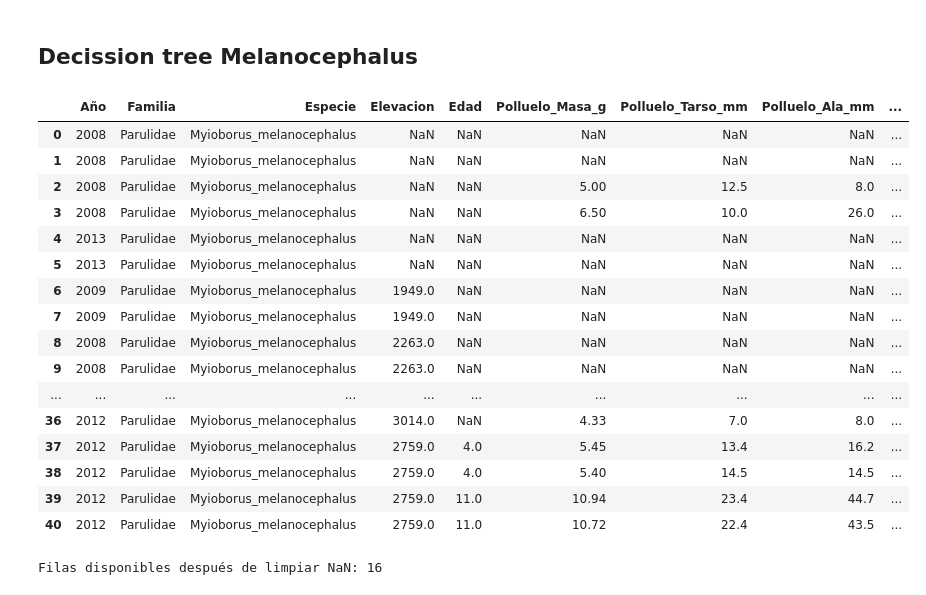
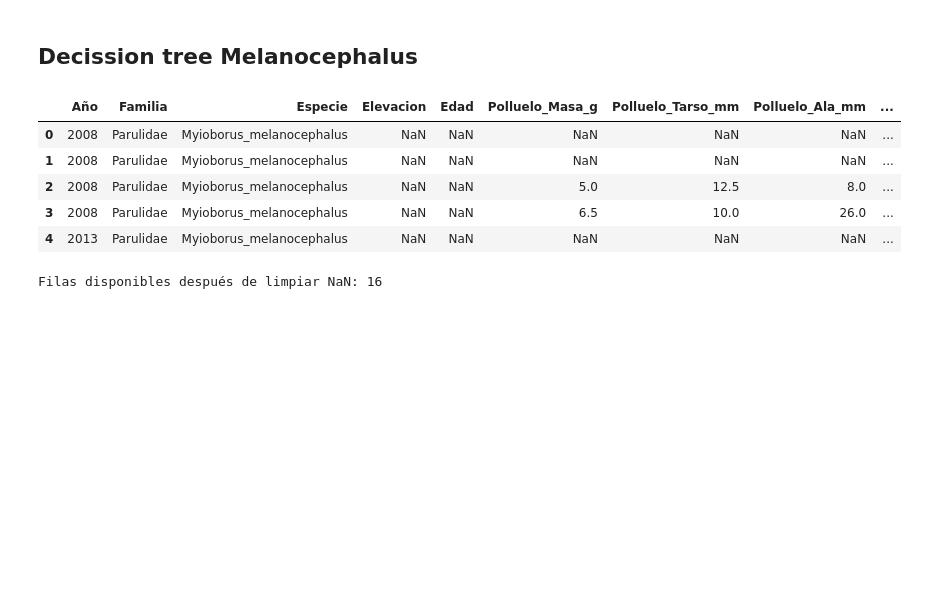
Before and after one commit to jorgelizarazo94/Myiborus_nests, a Jupyter notebook: Days_age_decissionTrees.ipynb, the cells around one changed output. Cells and saved outputs as stored; diff of their text form; code cells hidden in the pictures; blank space fills up the shorter version.

```diff
--- a/Days_age_decissionTrees.ipynb
+++ b/Days_age_decissionTrees.ipynb
@@ -205,25 +205,14 @@ mini_pred.head()
 # %% [markdown]
 ## Decission tree Melanocephalus
 # %%
-mela
+mela.head()
 # %% [output]
 |  | Año | Familia | Especie | Elevacion | Edad | Polluelo_Masa_g | Polluelo_Tarso_mm | Polluelo_Ala_mm | ... |
 | 0 | 2008 | Parulidae | Myioborus_melanocephalus | NaN | NaN | NaN | NaN | NaN | ... |
 | 1 | 2008 | Parulidae | Myioborus_melanocephalus | NaN | NaN | NaN | NaN | NaN | ... |
-| 2 | 2008 | Parulidae | Myioborus_melanocephalus | NaN | NaN | 5.00 | 12.5 | 8.0 | ... |
-| 3 | 2008 | Parulidae | Myioborus_melanocephalus | NaN | NaN | 6.50 | 10.0 | 26.0 | ... |
+| 2 | 2008 | Parulidae | Myioborus_melanocephalus | NaN | NaN | 5.0 | 12.5 | 8.0 | ... |
+| 3 | 2008 | Parulidae | Myioborus_melanocephalus | NaN | NaN | 6.5 | 10.0 | 26.0 | ... |
 | 4 | 2013 | Parulidae | Myioborus_melanocephalus | NaN | NaN | NaN | NaN | NaN | ... |
-| 5 | 2013 | Parulidae | Myioborus_melanocephalus | NaN | NaN | NaN | NaN | NaN | ... |
-| 6 | 2009 | Parulidae | Myioborus_melanocephalus | 1949.0 | NaN | NaN | NaN | NaN | ... |
-| 7 | 2009 | Parulidae | Myioborus_melanocephalus | 1949.0 | NaN | NaN | NaN | NaN | ... |
-| 8 | 2008 | Parulidae | Myioborus_melanocephalus | 2263.0 | NaN | NaN | NaN | NaN | ... |
-| 9 | 2008 | Parulidae | Myioborus_melanocephalus | 2263.0 | NaN | NaN | NaN | NaN | ... |
-| ... | ... | ... | ... | ... | ... | ... | ... | ... | ... |
-| 36 | 2012 | Parulidae | Myioborus_melanocephalus | 3014.0 | NaN | 4.33 | 7.0 | 8.0 | ... |
-| 37 | 2012 | Parulidae | Myioborus_melanocephalus | 2759.0 | 4.0 | 5.45 | 13.4 | 16.2 | ... |
-| 38 | 2012 | Parulidae | Myioborus_melanocephalus | 2759.0 | 4.0 | 5.40 | 14.5 | 14.5 | ... |
-| 39 | 2012 | Parulidae | Myioborus_melanocephalus | 2759.0 | 11.0 | 10.94 | 23.4 | 44.7 | ... |
-| 40 | 2012 | Parulidae | Myioborus_melanocephalus | 2759.0 | 11.0 | 10.72 | 22.4 | 43.5 | ... |
 # %%
 mela_clean = mela[cols].dropna()
 # %%
```
